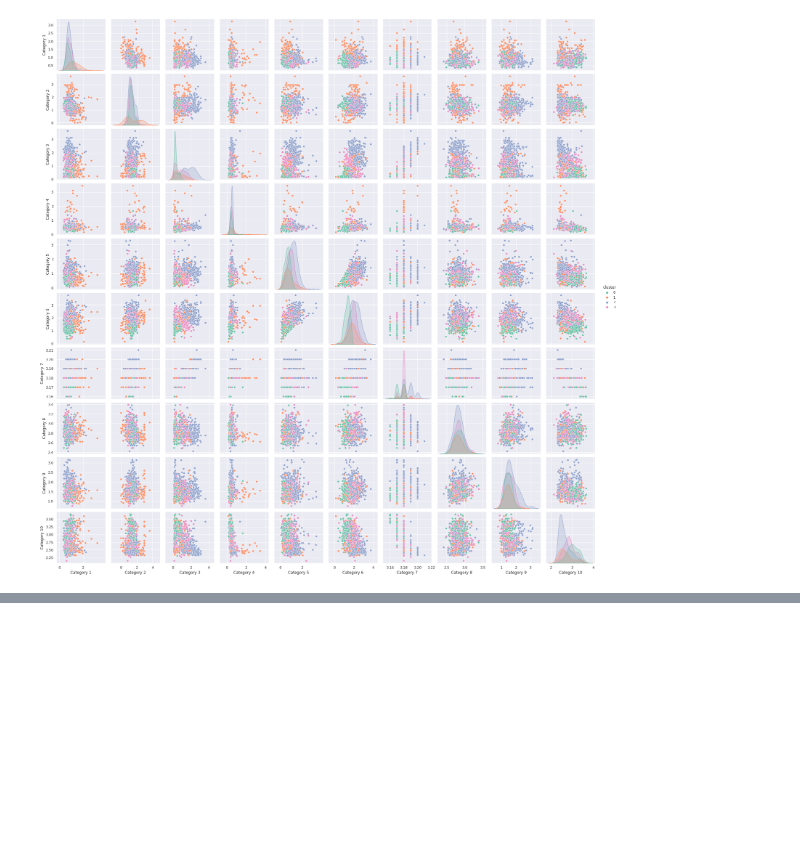
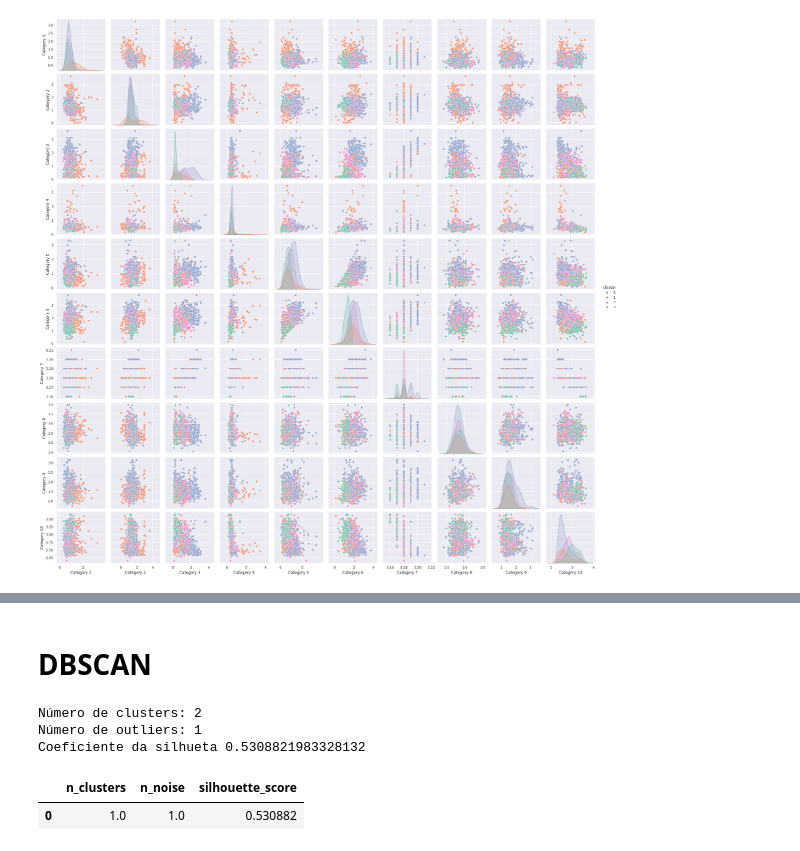
Before and after one commit to Lvght/am-trab2, a Jupyter notebook: t2.ipynb, the cells around one changed output, grey strips where cells are left out. Drawn from its saved outputs; the diff is of its cells as text; code cells hidden in the pictures; blank space fills up the shorter version.

```diff
--- a/t2.ipynb
+++ b/t2.ipynb
@@ -172,0 +236,47 @@ Pela observação do gráfico, percebemos que, ainda que não haja quantidade si
+# %% [markdown]
+# DBSCAN
+# %%
+df = original_df.copy()
+
+neighbors = NearestNeighbors(n_neighbors = 20)
+neighbors_fit = neighbors.fit(df)
+distances, indices = neighbors_fit.kneighbors(df)
+distances = np.sort(distances, axis = 0)
+distances = distances[:,1]
+plt.plot(distances)
+plt.title("20 Nearest Neighbors")
+plt.show()
+
+# DBSCAN
+# 2 e 20 davam bons resultados
+db = DBSCAN(eps=2.1, min_samples=20).fit(df)
+core_samples_mask = np.zeros_like(db.labels_, dtype=bool)
+core_samples_mask[db.core_sample_indices_] = True
+
+df['cluster'] = db.labels_
+
+n_clusters_ = len(set(df['cluster'])) - (1 if -1 in df['cluster'] else 0)
+n_noise_ = list(df['cluster']).count(-1)
+
+print("Número de clusters: ", n_clusters_)
+print("Número de outliers: ", n_noise_)
+print("Coeficiente da silhueta", metrics.silhouette_score(df, df['cluster']))
+# %% [output]
+Número de clusters: 2
+Número de outliers: 1
+Coeficiente da silhueta 0.5308821983328132
+# %%
+df = original_df.copy()
+
+db = DBSCAN(eps=2.1, min_samples=20)
+db.fit(df)
+
+df['cluster'] = db.labels_
+
+results = pd.DataFrame(columns=['n_clusters', 'n_noise', 'silhouette_score'])
+results.loc[0] = [np.delete(np.unique(df['cluster']), -1).size, list(df['cluster']).count(-1), metrics.silhouette_score(df, df['cluster'])]
+
+results
+# %% [output]
+|  | n_clusters | n_noise | silhouette_score |
+| 0 | 1.0 | 1.0 | 0.530882 |
```
Also changed, not shown: parts of 15 cells of this notebook, 1 other file.
